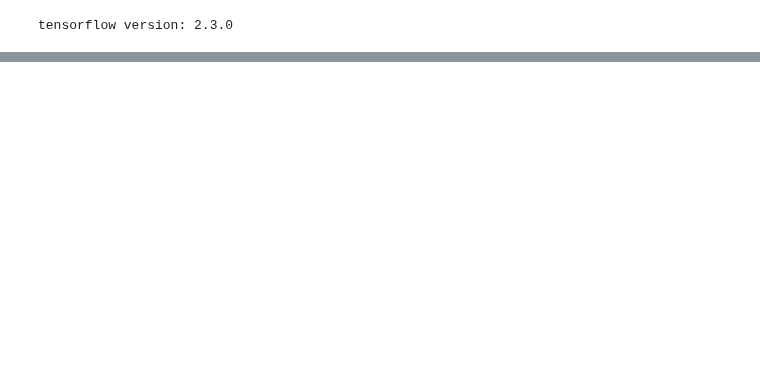
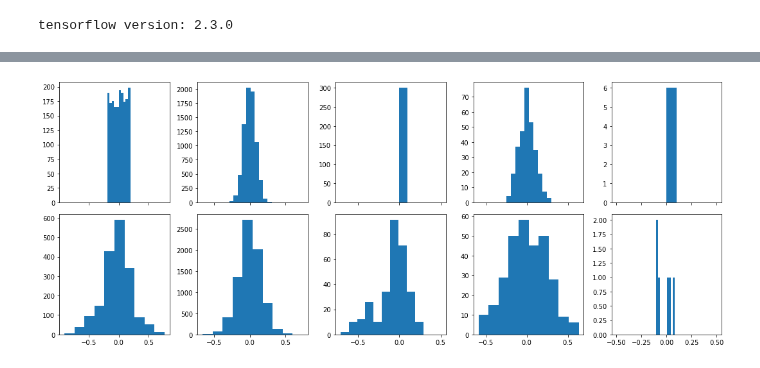
Before and after one commit to OlivierCodol/MotorNet, a Jupyter notebook: notebooks/oliviers_playground/compliant_tendon.ipynb, the cells around one changed output, grey strips where cells are left out. Drawn from its saved outputs; the diff is of its cells as text; code cells hidden in the pictures; blank space fills up the shorter version.

```diff
--- a/notebooks/oliviers_playground/compliant_tendon.ipynb
+++ b/notebooks/oliviers_playground/compliant_tendon.ipynb
@@ -322,24 +416,26 @@ plt.show()
 # %%
 if len(batchlog_callback.weights_log) > 0:
     w0 = batchlog_callback.weights_log[0]
-    w1 = batchlog_callback.weights_log[-3]
+    w1 = batchlog_callback.weights_log[-4]
 
     fig, axs = plt.subplots(nrows=2, ncols=len(w0), sharex='col')
     fig.set_tight_layout(tight=True)
     fig.set_size_inches((15, 6))
 
     for n in range(len(w0)):
         weights_ini = w0[n].numpy()
         weights_fin = w1[n].numpy()
 
         if len(weights_ini.shape) < 10:
             axs[0,n].hist(weights_ini.flatten())
             axs[1,n].hist(weights_fin.flatten())
         else:
             axs[0,n].imshow(weights_ini, interpolation='none')
             axs[1,n].imshow(weights_fin, interpolation='none')
 
     plt.show()
+# %% [output]
+[figure, added]
 # %%
 ### To apply a set of weights from a previous iteration weight set w1
 # control_rnn.get_layer('RNN').set_weights([w.numpy() for w in w1])
```
Also changed, not shown: parts of 10 cells of this notebook, 3 other files.
